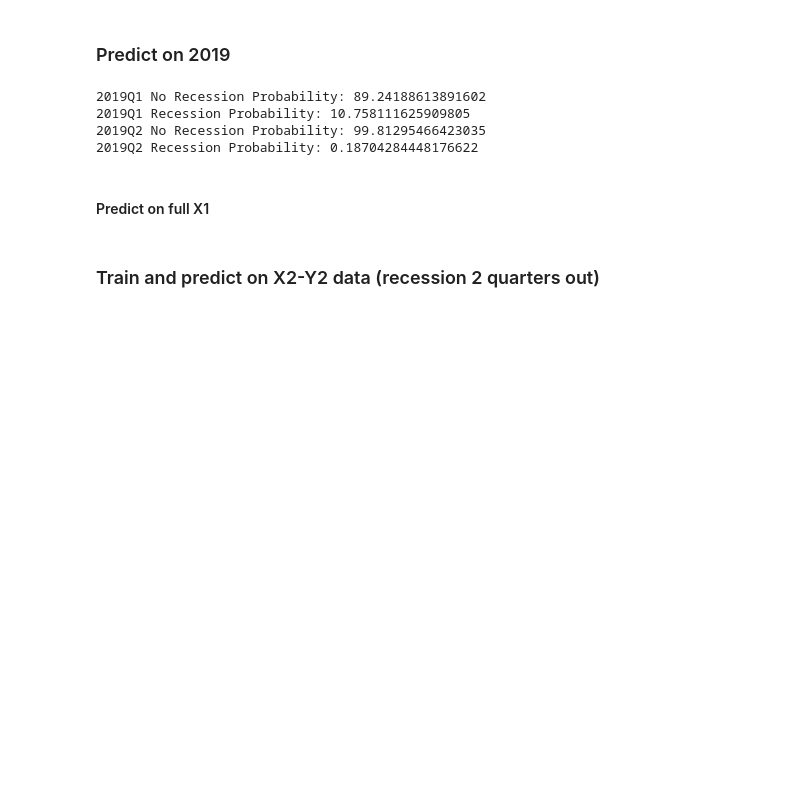
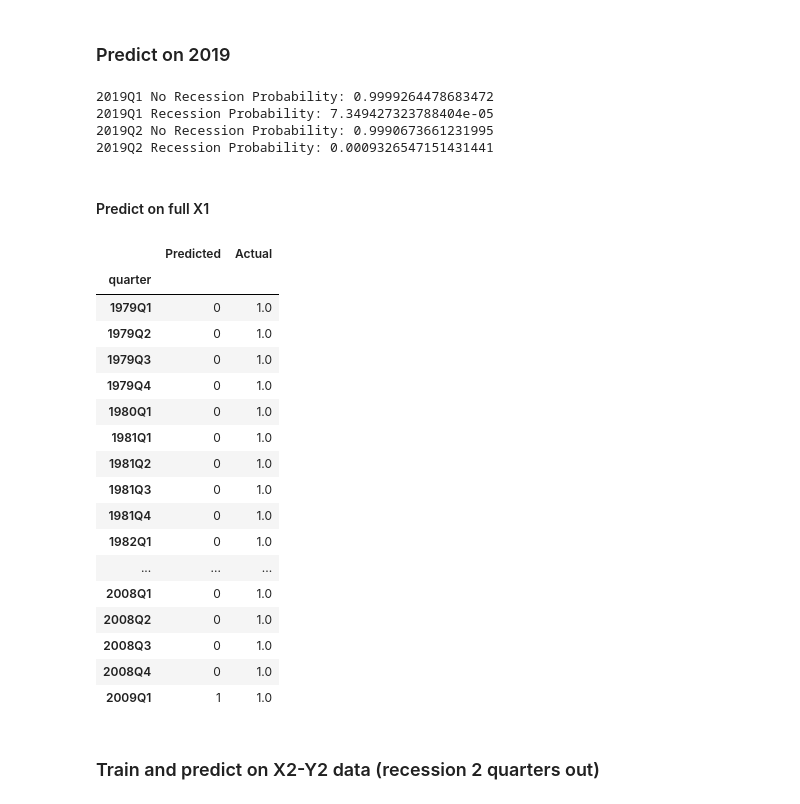
Before and after one commit to lorijta92/machine-learning-predicting-recessions, a Jupyter notebook: RNN_LSTM_shuffled.ipynb, the cells around one changed output. Drawn from its saved outputs; the diff is of its cells as text; code cells hidden in the pictures; blank space fills up the shorter version.

```diff
--- a/RNN_LSTM_shuffled.ipynb
+++ b/RNN_LSTM_shuffled.ipynb
@@ -123,9 +89,9 @@ X2_test_scaled = X2_scaler.transform(X2_test)
 X3_test_scaled = X3_scaler.transform(X3_test)
 
 # Scale full X data (no splits)
-X1_full_scaled = X1_full_scaler.transform(X_q1)
-X2_full_scaled = X2_full_scaler.transform(X_q2)
-X3_full_scaled = X3_full_scaler.transform(X_q4)
+X1_full_scaled = X1_scaler.transform(X1)
+X2_full_scaled = X2_scaler.transform(X2)
+X3_full_scaled = X3_scaler.transform(X3)
 # %% [markdown]
 ### Reshape data to fit LSTM format
 # %%
@@ -259,26 +224,45 @@ reshaped_X1_2019 = reshape_data(scaled_X1_2019)
 
 # Predict on 2019
 pred_X1_2019 = model.predict_proba(reshaped_X1_2019)
-print(f"2019Q1 No Recession Probability: {pred_X1_2019[0][0]*100}")
-print(f"2019Q1 Recession Probability: {pred_X1_2019[0][1]*100}")
-print(f"2019Q2 No Recession Probability: {pred_X1_2019[1][0]*100}")
-print(f"2019Q2 Recession Probability: {pred_X1_2019[1][1]*100}")
+print(f"2019Q1 No Recession Probability: {pred_X1_2019[0][0]}")
+print(f"2019Q1 Recession Probability: {pred_X1_2019[0][1]}")
+print(f"2019Q2 No Recession Probability: {pred_X1_2019[1][0]}")
+print(f"2019Q2 Recession Probability: {pred_X1_2019[1][1]}")
 # %% [output]
-2019Q1 No Recession Probability: 89.24188613891602
-2019Q1 Recession Probability: 10.758111625909805
-2019Q2 No Recession Probability: 99.81295466423035
-2019Q2 Recession Probability: 0.18704284448176622
+2019Q1 No Recession Probability: 0.9999264478683472
+2019Q1 Recession Probability: 7.349427323788404e-05
+2019Q2 No Recession Probability: 0.9990673661231995
+2019Q2 Recession Probability: 0.0009326547151431441
 # %% [markdown]
 #### Predict on full X1
 # %%
 pred_X1_full = model.predict_classes(reshaped_X1_full)
 
 # Preview results
 X1_full_results = pd.DataFrame({"Predicted":pred_X1_full, "Actual":y1})
-# X1_full_results.loc[X1_full_results["Actual"]==1]
+X1_full_results.loc[X1_full_results["Actual"]==1]
 
 # Export results for graphing
-X1_full_results.to_csv(f"resources/predictions/X1_S_VS20_{dt.datetime.now()}.csv")
+# X1_full_results.to_csv(f"resources/predictions/X1_S_{int(time.time())}.csv")
+# %% [output]
+|  | Predicted | Actual |
+| quarter |  |  |
+| 1979Q1 | 0 | 1.0 |
+| 1979Q2 | 0 | 1.0 |
+| 1979Q3 | 0 | 1.0 |
+| 1979Q4 | 0 | 1.0 |
+| 1980Q1 | 0 | 1.0 |
+| 1981Q1 | 0 | 1.0 |
+| 1981Q2 | 0 | 1.0 |
+| 1981Q3 | 0 | 1.0 |
+| 1981Q4 | 0 | 1.0 |
+| 1982Q1 | 0 | 1.0 |
+| ... | ... | ... |
+| 2008Q1 | 0 | 1.0 |
+| 2008Q2 | 0 | 1.0 |
+| 2008Q3 | 0 | 1.0 |
+| 2008Q4 | 0 | 1.0 |
+| 2009Q1 | 1 | 1.0 |
 # %% [markdown]
 ### Train and predict on X2-Y2 data (recession 2 quarters out)
 # %%
```
Also changed, not shown: parts of 39 cells of this notebook, 13 other files.
